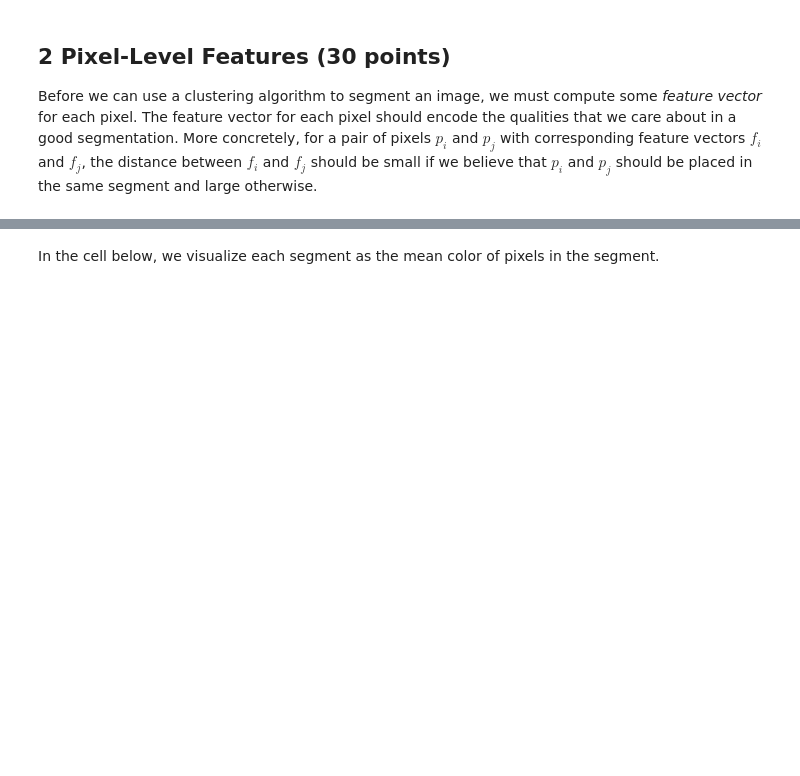
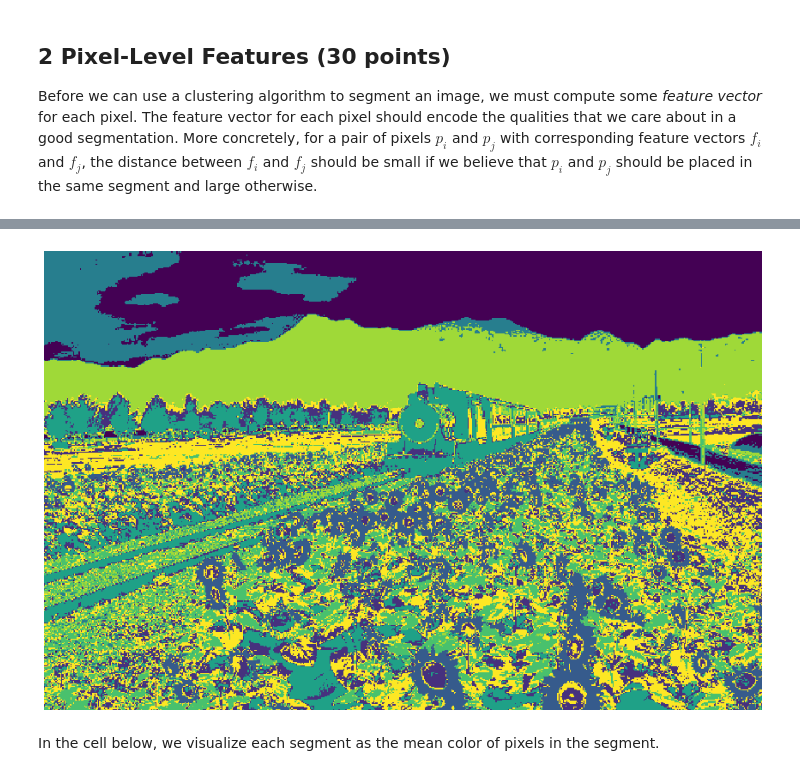
Before and after one commit to MohamedShetewi/Computer-Vision-Assignment, a Jupyter notebook: hw6.ipynb, the cells around one changed output, grey strips where cells are left out. Drawn from its saved outputs; the diff is of its cells as text; code cells hidden in the pictures; blank space fills up the shorter version.

```diff
--- a/hw6.ipynb
+++ b/hw6.ipynb
@@ -162,23 +169,25 @@ One of the simplest possible feature vectors for a pixel is simply the vector of
 # %%
 from segmentation import color_features
 np.random.seed(0)
 
 features = color_features(img)
 
 # Sanity checks
 assert features.shape == (H * W, C),\
     "Incorrect shape! Check your implementation."
 
-assert features.dtype == np.float,\
+assert features.dtype == float,\
     "dtype of color_features should be float."
 
 assignments = kmeans_fast(features, 8)
 segments = assignments.reshape((H, W))
 
 # Display segmentation
 plt.imshow(segments, cmap='viridis')
 plt.axis('off')
 plt.show()
+# %% [output]
+[figure, added]
 # %% [markdown]
 In the cell below, we visualize each segment as the mean color of pixels in the segment.
 # %%
```
Also changed, not shown: parts of 6 cells of this notebook, 1 other file.
